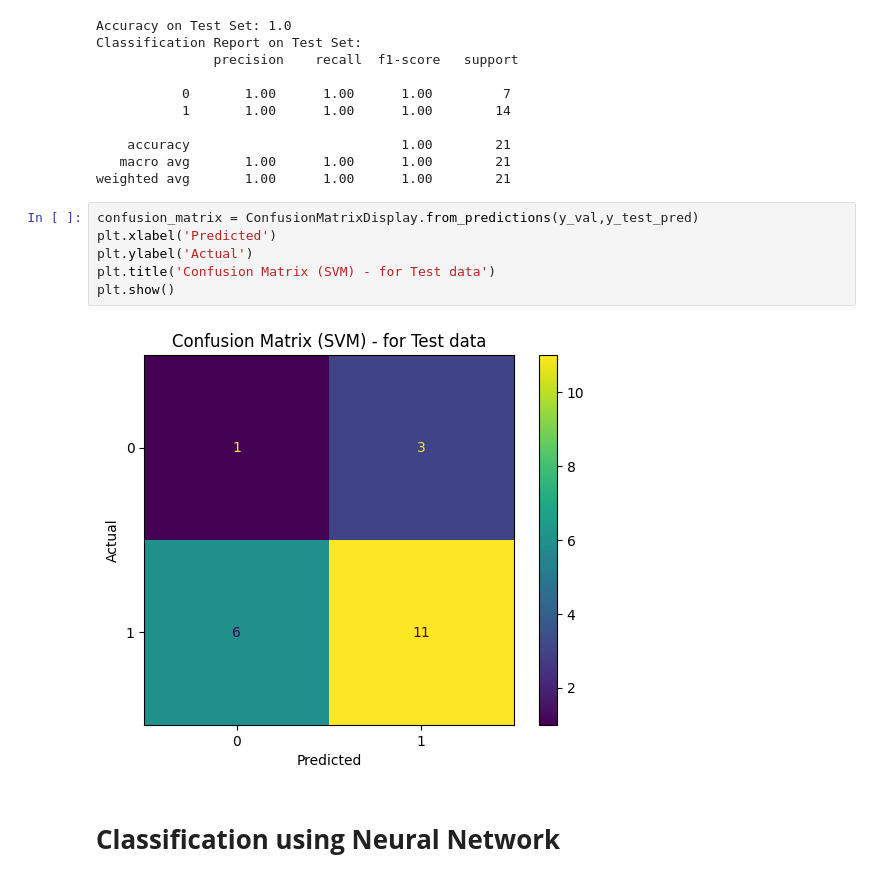
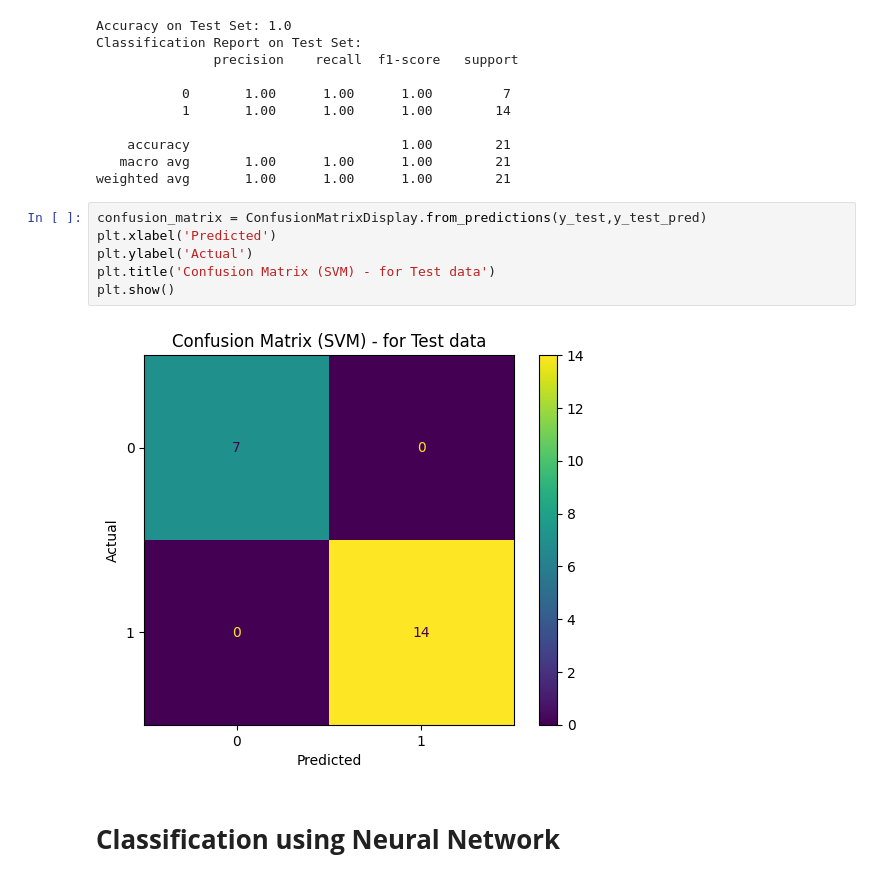
Before and after one commit to Lahasyakr/cs666student, a Jupyter notebook: LAttteeeessstt.ipynb, the cells around one changed output. Cells and saved outputs as stored; diff of their text form.

```diff
--- a/LAttteeeessstt.ipynb
+++ b/LAttteeeessstt.ipynb
@@ -336,13 +336,13 @@ Classification Report on Test Set:
    macro avg       1.00      1.00      1.00        21
 weighted avg       1.00      1.00      1.00        21
 # %%
-confusion_matrix = ConfusionMatrixDisplay.from_predictions(y_val,y_test_pred)
+confusion_matrix = ConfusionMatrixDisplay.from_predictions(y_test,y_test_pred)
 plt.xlabel('Predicted')
 plt.ylabel('Actual')
 plt.title('Confusion Matrix (SVM) - for Test data')
 plt.show()
 # %% [output]
-[figure, old version]
+[figure, new version]
 # %% [markdown]
 # **Classification using Neural Network**
 # %%
```
Also changed, not shown: parts of 4 cells of this notebook.
